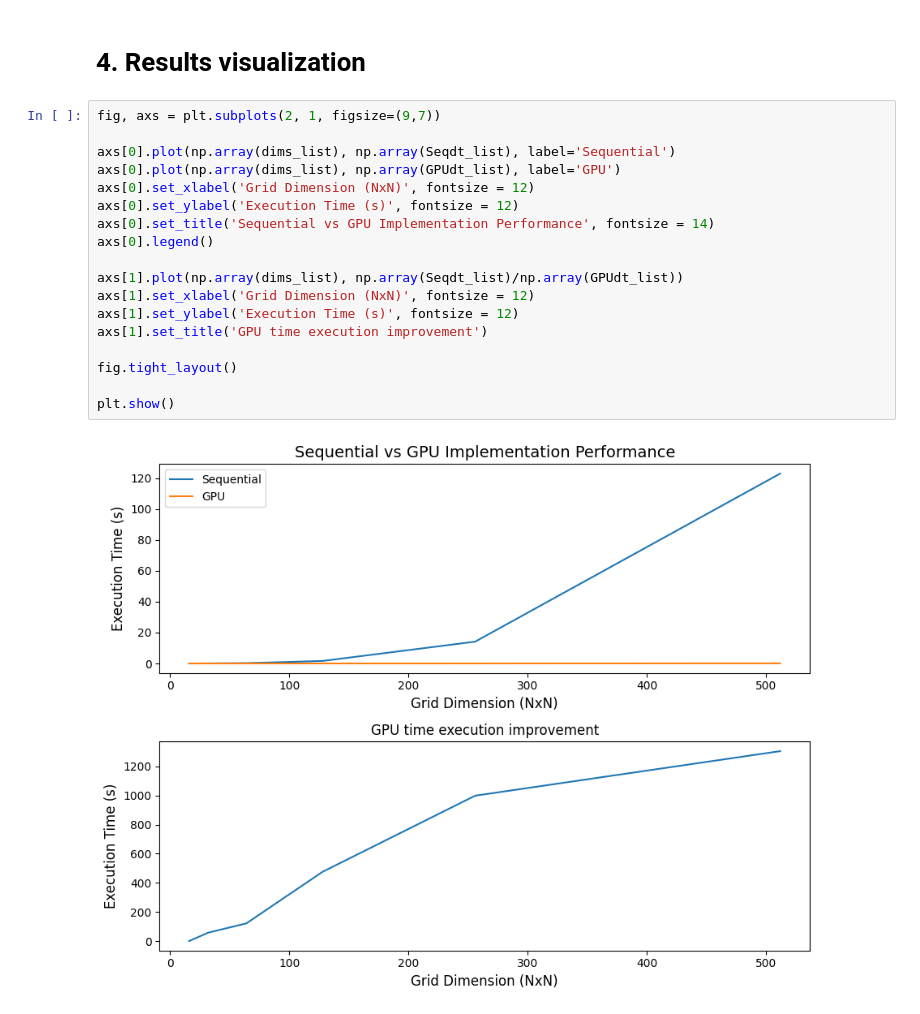
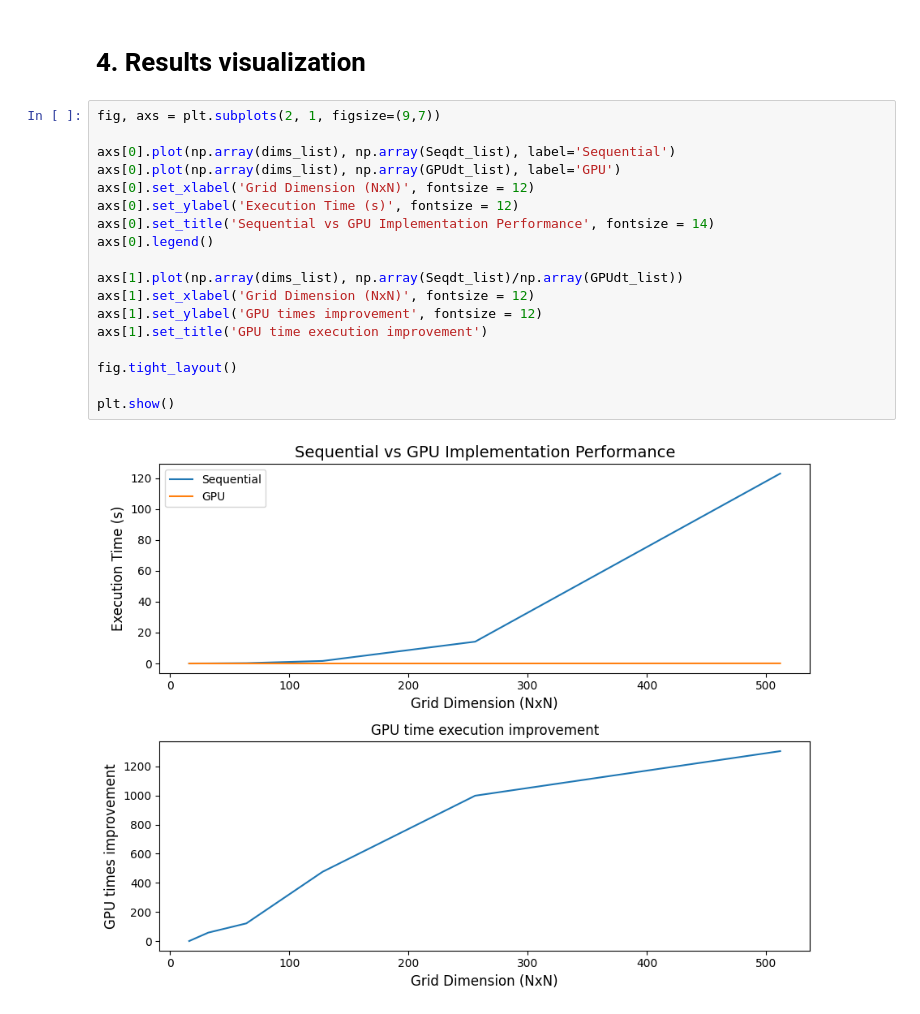
Before and after one commit to francobarrionuevoenv21/CA_implt_GPU, a Jupyter notebook: GPUvsSeq_performance.ipynb, the cells around one changed output. Cells and saved outputs as stored; diff of their text form.

```diff
--- a/GPUvsSeq_performance.ipynb
+++ b/GPUvsSeq_performance.ipynb
@@ -252,20 +252,20 @@ for d in dims_list:
 # %%
 fig, axs = plt.subplots(2, 1, figsize=(9,7))
 
 axs[0].plot(np.array(dims_list), np.array(Seqdt_list), label='Sequential')
 axs[0].plot(np.array(dims_list), np.array(GPUdt_list), label='GPU')
 axs[0].set_xlabel('Grid Dimension (NxN)', fontsize = 12)
 axs[0].set_ylabel('Execution Time (s)', fontsize = 12)
 axs[0].set_title('Sequential vs GPU Implementation Performance', fontsize = 14)
 axs[0].legend()
 
 axs[1].plot(np.array(dims_list), np.array(Seqdt_list)/np.array(GPUdt_list))
 axs[1].set_xlabel('Grid Dimension (NxN)', fontsize = 12)
-axs[1].set_ylabel('Execution Time (s)', fontsize = 12)
+axs[1].set_ylabel('GPU times improvement', fontsize = 12)
 axs[1].set_title('GPU time execution improvement')
 
 fig.tight_layout()
 
 plt.show()
 # %% [output]
-[figure, old version]
+[figure, new version]
```
